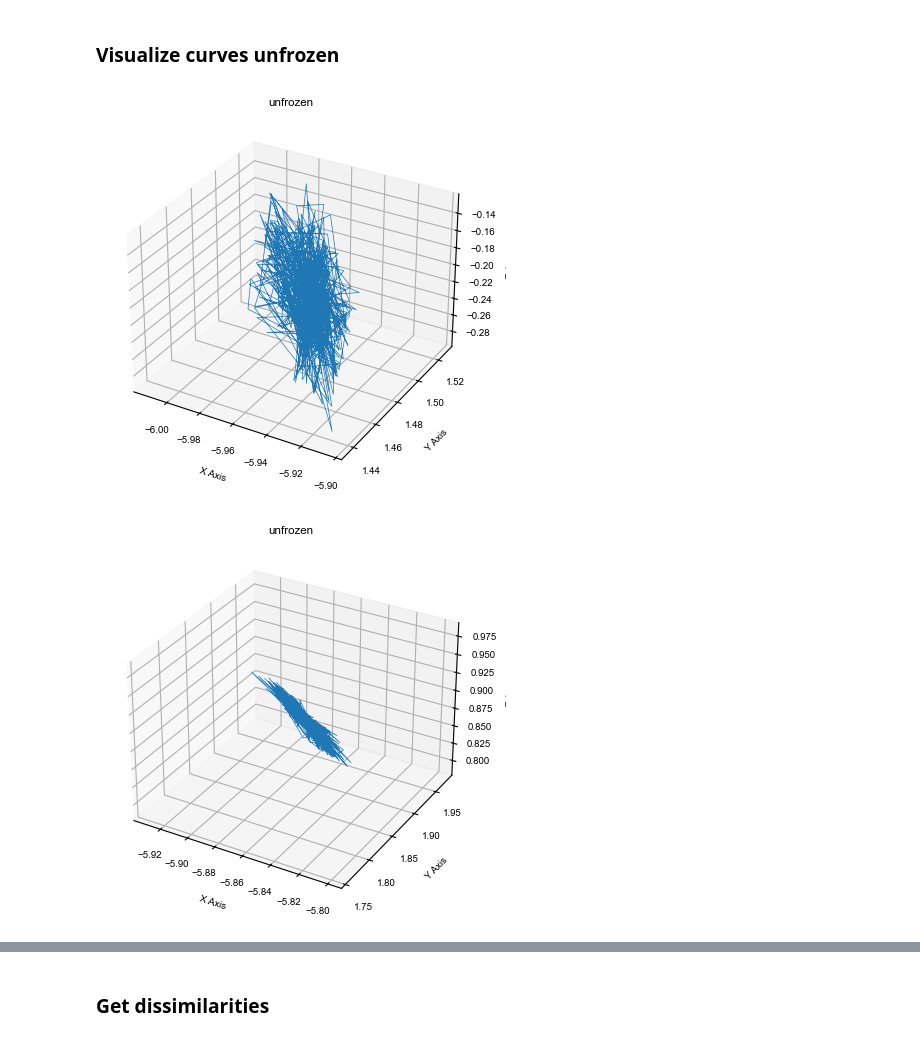
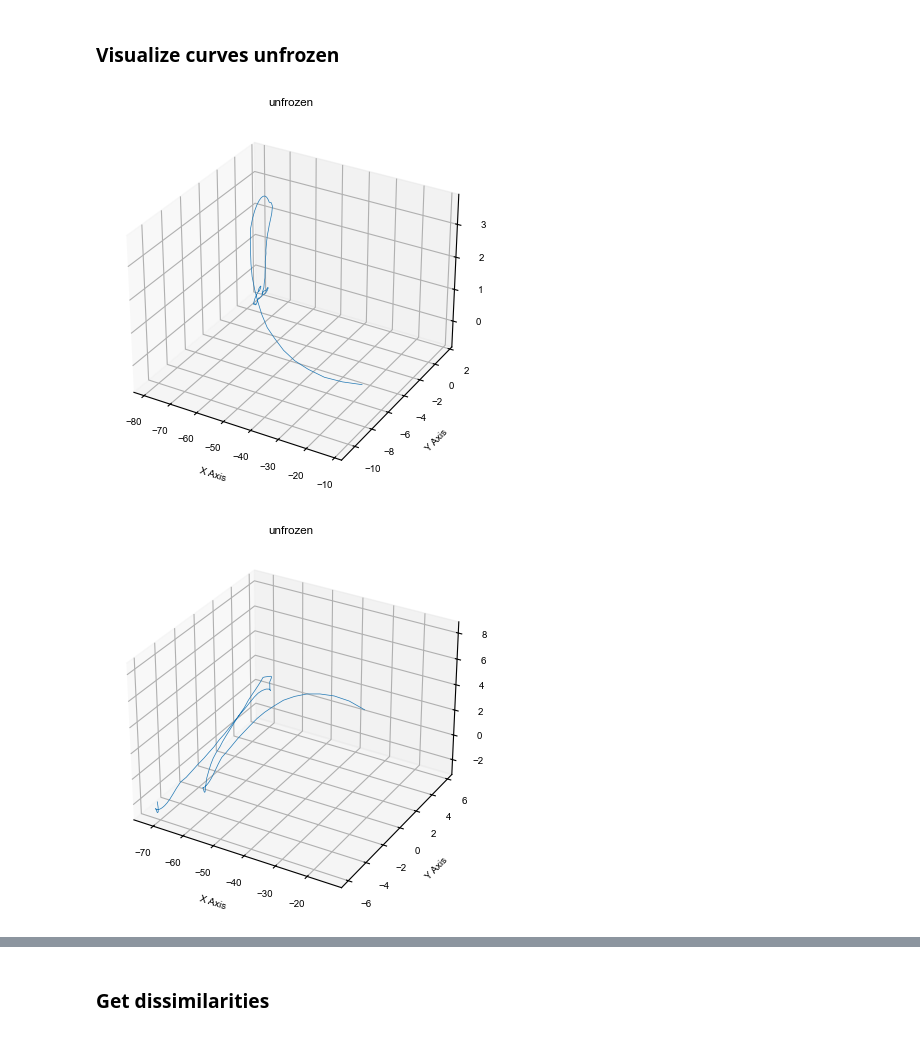
Before and after one commit to qglht/RepAL, a Jupyter notebook: notebooks/analysis_rnn.ipynb, the cells around one changed output, grey strips where cells are left out. Saved outputs shown, nothing was run; the diff lists cells and outputs as text; code cells hidden in the pictures.

```diff
--- a/notebooks/analysis_rnn.ipynb
+++ b/notebooks/analysis_rnn.ipynb
@@ -102,7 +106,7 @@ visualize([curve[0] for curve in curves_frozen], f"frozen")
 ### Visualize curves unfrozen
 # %%
 # for each curve in frozen, visualize the curve
-visualize([curve[0] for curve in curves_unfrozen], f"unfrozen")
+visualize([curve[:,0,:] for curve in curves_unfrozen], f"unfrozen")
 # %% [output]
-[figure, old version]
+[figure, new version]
-[figure, old version]
+[figure, new version]
```
Also changed, not shown: parts of 9 cells of this notebook, 21 other files.
